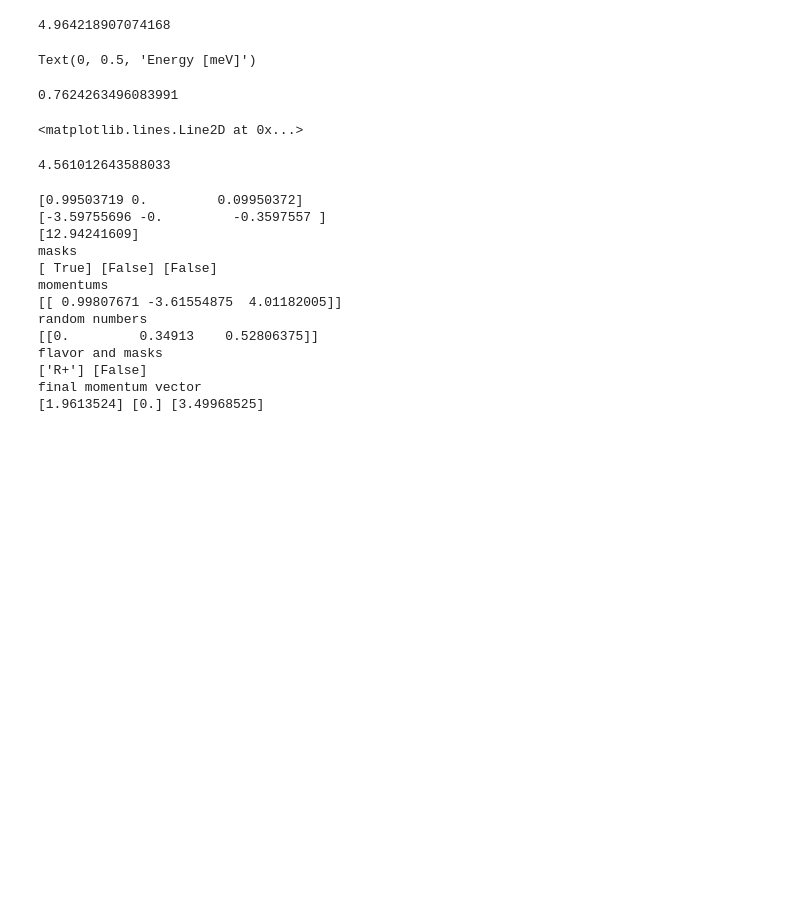
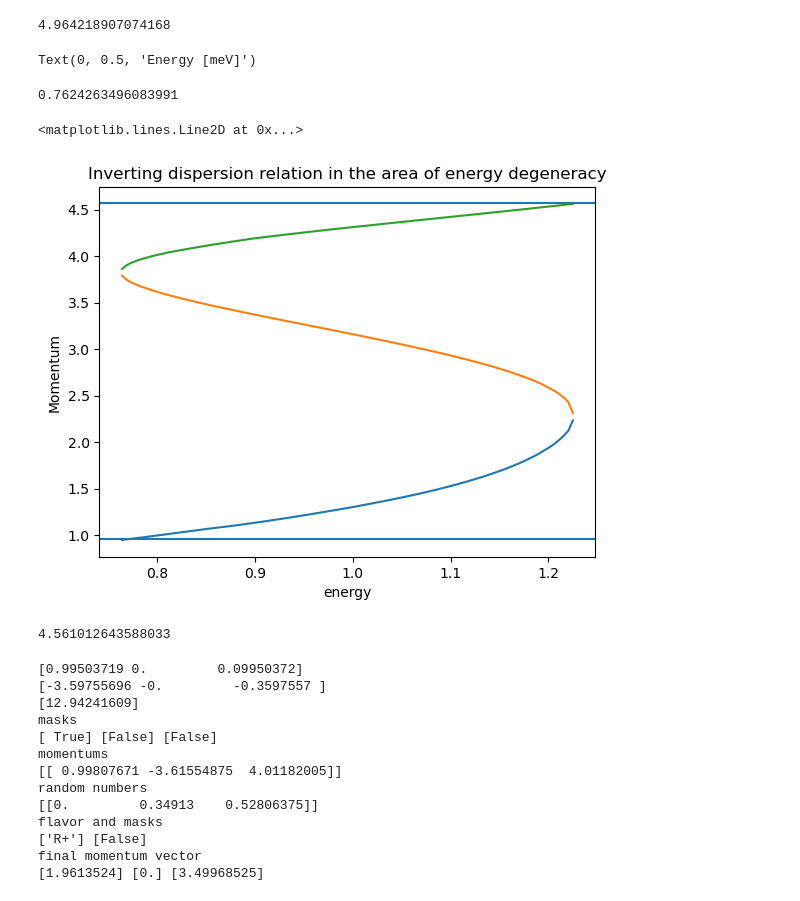
Before and after one commit to spice-herald/HeST, a Jupyter notebook: debug/Amherst_cell_debugging.ipynb, the cells around one changed output. Cells and saved outputs as stored; diff of their text form; code cells hidden in the pictures; blank space fills up the shorter version.

```diff
--- a/debug/Amherst_cell_debugging.ipynb
+++ b/debug/Amherst_cell_debugging.ipynb
@@ -214,36 +197,37 @@ def get_phonon_mom_energy(d_path):
     data = np.loadtxt(d_path, delimiter=',')
     X = data[0:63,1]
     Y = data[0:63,0]
 
     return interp1d(X,Y, kind = 'linear')
 def get_rminus_mom_energy(d_path):
     data = np.loadtxt(d_path, delimiter=',')
     X = data[63:101,1]
     Y = data[63:101,0]
     return interp1d(X,Y, kind = 'linear')
 def get_rplus_mom_energy(d_path):
     data = np.loadtxt(d_path, delimiter=',')
     X = data[101:,1]
     Y = data[101:,0]
     print(X[0])
 
     return interp1d(X,Y, kind = 'linear')
 
-phonon_interp = get_phonon_mom_energy('./dispersion_data.csv')
-rminus_interp = get_rminus_mom_energy('./dispersion_data.csv')
-rplus_interp = get_rplus_mom_energy('./dispersion_data.csv')
+phonon_interp = get_phonon_mom_energy('./data/dispersion_curves/dispersion_data.csv')
+rminus_interp = get_rminus_mom_energy('./data/dispersion_curves/dispersion_data.csv')
+rplus_interp = get_rplus_mom_energy('./data/dispersion_curves/dispersion_data.csv')
 energy = np.linspace(764, 1225, 100) * 1e-3 # This is meV
 plt.plot(energy, phonon_interp(energy))
 plt.plot(energy, rminus_interp(energy))
 plt.plot(energy, rplus_interp(energy))
 plt.xlabel('energy')
 plt.ylabel('Momentum')
 plt.title('Inverting dispersion relation in the area of energy degeneracy')
 plt.axhline(0.9555)
 plt.axhline(4.565)
 # %% [output]
 0.7624263496083991
 <matplotlib.lines.Line2D at 0x...>
+[figure, added]
 # %%
 print(rplus_interp(np.array(1.2259239975648981)))
 # %% [output]
```
Also changed, not shown: parts of 7 cells of this notebook, 6 other files.
